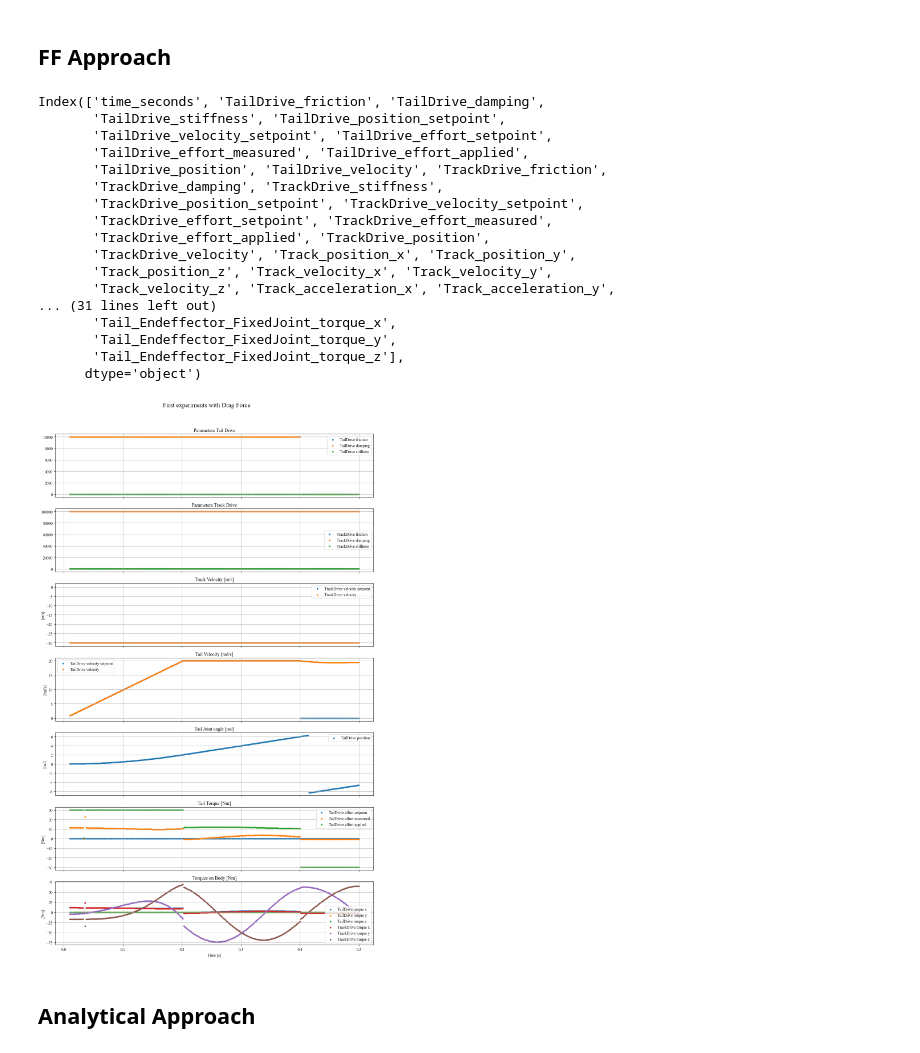
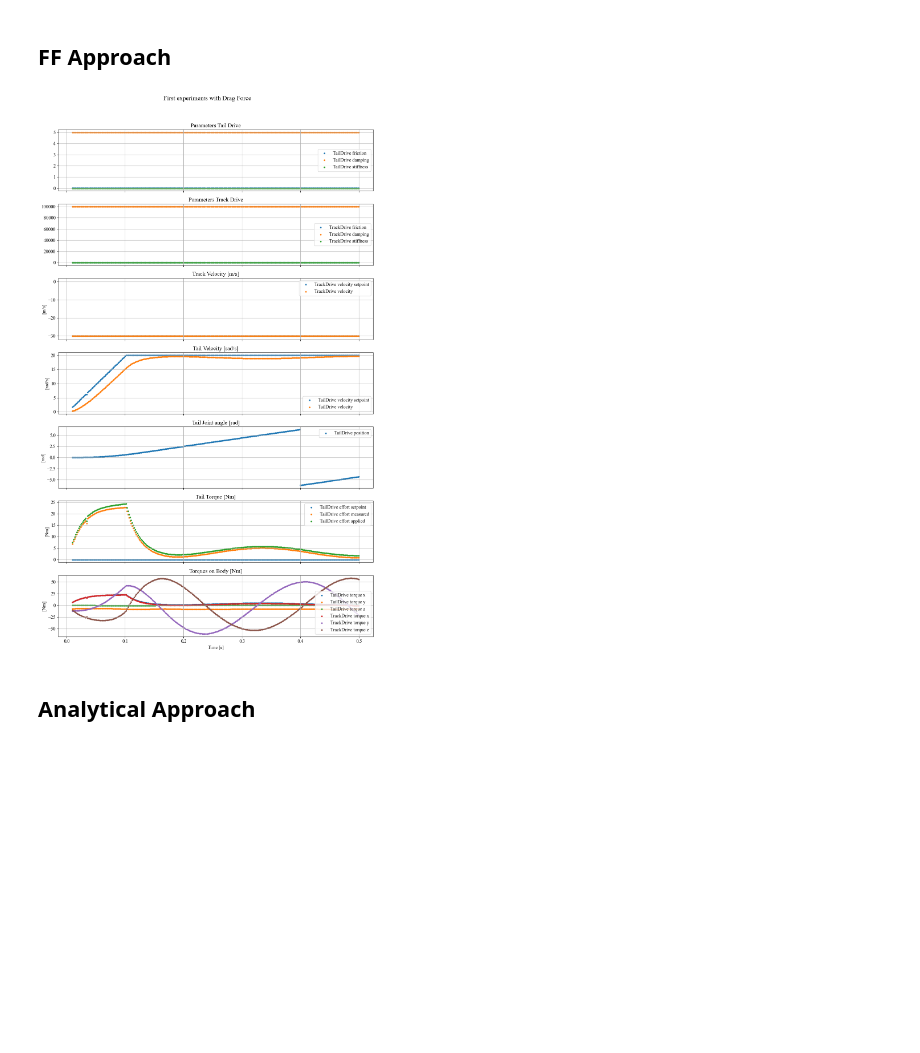
Before and after one commit to Maexerich/IsaacLab, a Jupyter notebook: source/data_visualization_v1.ipynb, the cells around one changed output. Saved outputs shown, nothing was run; the diff lists cells and outputs as text; code cells hidden in the pictures; blank space fills up the shorter version.

Commit message:
Made a lot of plotting functions and a lot of measurements.

```diff
--- a/source/data_visualization_v1.ipynb
+++ b/source/data_visualization_v1.ipynb
@@ -226,37 +226,20 @@ def add_difference_and_percentage_line_to_plot(ax: plt.axes, df_wForce: pd.DataF
 # %% [markdown]
 ## FF Approach
 # %%
-df_ff = pd.read_csv('results/FFDrag_FF_disabled.csv')
+df_ff = pd.read_csv('results/FF_Debug_D05_enabled.csv')
 stuff_to_plot = {
     "Parameters Tail Drive": ["TailDrive_friction", "TailDrive_damping", "TailDrive_stiffness"],
     "Parameters Track Drive": ["TrackDrive_friction", "TrackDrive_damping", "TrackDrive_stiffness"],
     "Track Velocity [m/s]": ["TrackDrive_velocity_setpoint", "TrackDrive_velocity"],
     "Tail Velocity [rad/s]": ["TailDrive_velocity_setpoint", "TailDrive_velocity"],
     "Tail Joint angle [rad]": ["TailDrive_position"],
     "Tail Torque [Nm]": ["TailDrive_effort_setpoint", "TailDrive_effort_measured", "TailDrive_effort_applied"],
     "Torques on Body [Nm]": ["TailDrive_torque_x", "TailDrive_torque_y", "TailDrive_torque_z", "TrackDrive_torque_x", "TrackDrive_torque_y", "TrackDrive_torque_z"],
 }
-print(df_ff.columns)
+# print(df_ff.columns)
 overview_plot(df_ff, stuff_to_plot, "First experiments with Drag Force", time_range=(0.01, 1))
 # %% [output]
-Index(['time_seconds', 'TailDrive_friction', 'TailDrive_damping',
-       'TailDrive_stiffness', 'TailDrive_position_setpoint',
-       'TailDrive_velocity_setpoint', 'TailDrive_effort_setpoint',
-       'TailDrive_effort_measured', 'TailDrive_effort_applied',
-       'TailDrive_position', 'TailDrive_velocity', 'TrackDrive_friction',
-       'TrackDrive_damping', 'TrackDrive_stiffness',
-       'TrackDrive_position_setpoint', 'TrackDrive_velocity_setpoint',
-       'TrackDrive_effort_setpoint', 'TrackDrive_effort_measured',
-       'TrackDrive_effort_applied', 'TrackDrive_position',
-       'TrackDrive_velocity', 'Track_position_x', 'Track_position_y',
-       'Track_position_z', 'Track_velocity_x', 'Track_velocity_y',
-       'Track_velocity_z', 'Track_acceleration_x', 'Track_acceleration_y',
-... (31 lines left out)
-       'Tail_Endeffector_FixedJoint_torque_x',
-       'Tail_Endeffector_FixedJoint_torque_y',
-       'Tail_Endeffector_FixedJoint_torque_z'],
-      dtype='object')
-[figure, old version]
+[figure, new version]
 # %% [markdown]
 ## Analytical Approach
 # %%
```
Also changed, not shown: parts of 12 cells of this notebook, 39 other files.
